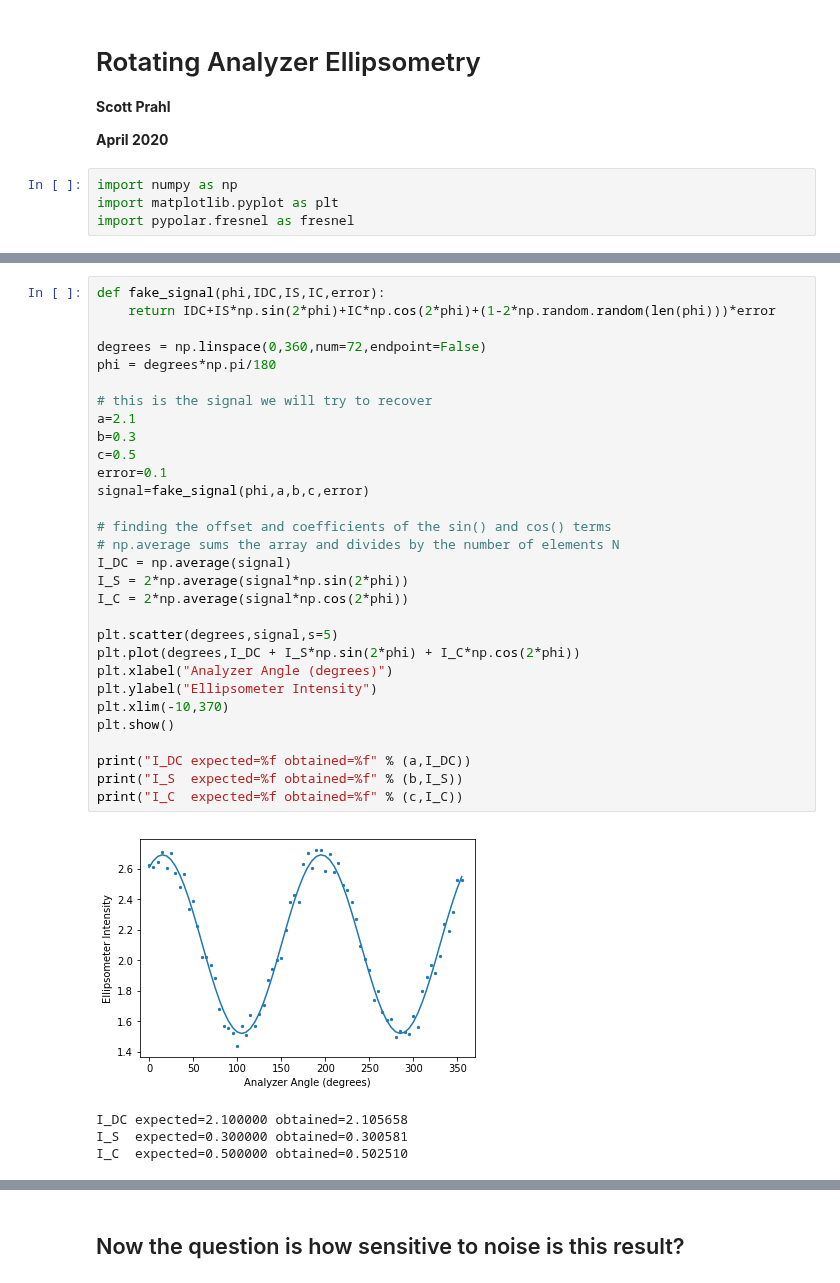
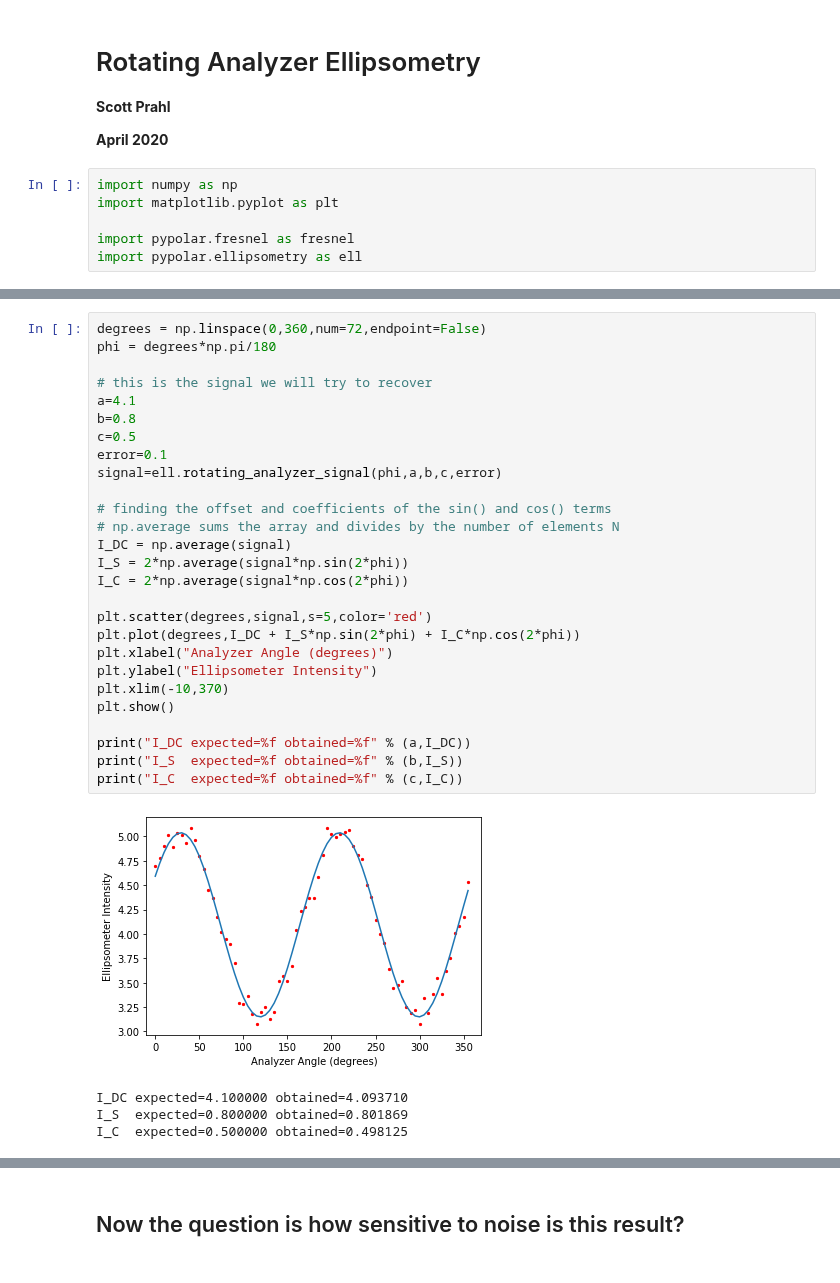
Before and after one commit to scottprahl/pypolar, a Jupyter notebook: docs/10c-Ellipsometry.ipynb, the cells around one changed output, grey strips where cells are left out. Drawn from its saved outputs; the diff is of its cells as text.

```diff
--- a/docs/10c-Ellipsometry.ipynb
+++ b/docs/10c-Ellipsometry.ipynb
@@ -7,7 +7,9 @@
 # %%
 import numpy as np
 import matplotlib.pyplot as plt
+
 import pypolar.fresnel as fresnel
+import pypolar.ellipsometry as ell
 # %% [markdown]
 ## Ellipsometer Layout
 
@@ -77,40 +88,37 @@ where the quantities in brackets need only be calculated once at the beginning o
 
 Below is a test with random noise added to a known sinsoidal signal.
 # %%
-def fake_signal(phi,IDC,IS,IC,error):
-    return IDC+IS*np.sin(2*phi)+IC*np.cos(2*phi)+(1-2*np.random.random(len(phi)))*error
-
 degrees = np.linspace(0,360,num=72,endpoint=False)
 phi = degrees*np.pi/180
 
 # this is the signal we will try to recover
-a=2.1
-b=0.3
+a=4.1
+b=0.8
 c=0.5
 error=0.1
-signal=fake_signal(phi,a,b,c,error)
+signal=ell.rotating_analyzer_signal(phi,a,b,c,error)
 
 # finding the offset and coefficients of the sin() and cos() terms
 # np.average sums the array and divides by the number of elements N
 I_DC = np.average(signal)
 I_S = 2*np.average(signal*np.sin(2*phi))
 I_C = 2*np.average(signal*np.cos(2*phi))
 
-plt.scatter(degrees,signal,s=5)
+plt.scatter(degrees,signal,s=5,color='red')
 plt.plot(degrees,I_DC + I_S*np.sin(2*phi) + I_C*np.cos(2*phi))
 plt.xlabel("Analyzer Angle (degrees)")
 plt.ylabel("Ellipsometer Intensity")
 plt.xlim(-10,370)
 plt.show()
 
 print("I_DC expected=%f obtained=%f" % (a,I_DC))
 print("I_S  expected=%f obtained=%f" % (b,I_S))
 print("I_C  expected=%f obtained=%f" % (c,I_C))
 # %% [output]
-[figure, old version]
+[figure, new version]
-I_DC expected=2.100000 obtained=2.105658
-I_S  expected=0.300000 obtained=0.300581
-I_C  expected=0.500000 obtained=0.502510
+I_DC expected=4.100000 obtained=4.093710
+I_S  expected=0.800000 obtained=0.801869
+I_C  expected=0.500000 obtained=0.498125
 # %% [markdown]
 ## Ellipsometry Parameters
 
```
Also changed, not shown: parts of 4 cells of this notebook.
